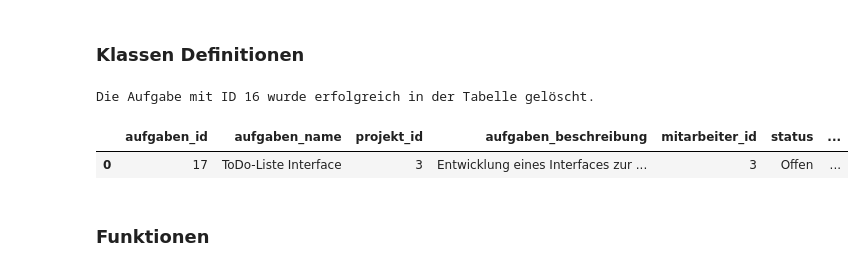
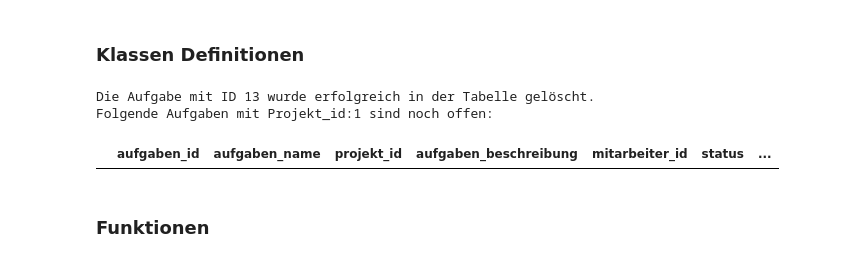
Before and after one commit to lisabeller/Praxisprojekt-SQL-Datenbank-todo-Liste, a Jupyter notebook: 202407_Datenbanken_SQL_Abschlussprojekt_LB.ipynb, the cells around one changed output. Saved outputs shown, nothing was run; the diff lists cells and outputs as text; code cells hidden in the pictures.

Commit message:
classen methoden erweitert, delete methoden verbessert

```diff
--- a/202407_Datenbanken_SQL_Abschlussprojekt_LB.ipynb
+++ b/202407_Datenbanken_SQL_Abschlussprojekt_LB.ipynb
@@ -238,10 +283,15 @@ class Team:
                 print(f"Fehler beim Löschen aus der Datenbank: {e}")
 # %%
 class Aufgaben:
-    def __init__(self, aufgaben_id, aufgaben_name,
-                 aufgaben_beschreibung,
-                 projekt_id, mitarbeiter_id, status,
-                 erstellungsdatum, faelligkeit):
+    # Standartwert None um Argumentenübergabe bei Aufruf zu verkürzen
+    def __init__(self, aufgaben_id,
+                 aufgaben_name = None,
+                 aufgaben_beschreibung = None,
+                 projekt_id = None,
+                 mitarbeiter_id = None,
+                 status = None,
+                 erstellungsdatum = None,
+                 faelligkeit = None):
         self.aufgaben_id = aufgaben_id
         self.aufgaben_name = aufgaben_name
         self.aufgaben_beschreibung = aufgaben_beschreibung
@@ -332,17 +382,19 @@ class Aufgaben:
             if self.projekt_id is not None:
                 query = con.execute(text('SELECT * FROM aufgaben WHERE projekt_id = :projekt_id'), {'projekt_id': self.projekt_id})
                 df = pd.DataFrame(query.fetchall(), columns=query.keys())
+                print(f"Folgende Aufgaben mit Projekt_id: {self.projekt_id} sind noch offen")
                 display(df)
             else:
                 print(f"Fehler beim Löschen der Aufgabe: {self.aufgaben_id}")
 # %%
-# Erstellen einer Instanz mit der aufgaben_id 6
-aufgabe = Aufgaben(16, None, None, None, None, None, None, None)
+# Erstellen einer Instanz
+aufgabe = Aufgaben(13)
+# Methode ausführen
 aufgabe.delete()
 # %% [output]
-Die Aufgabe mit ID 16 wurde erfolgreich in der Tabelle gelöscht.
+Die Aufgabe mit ID 13 wurde erfolgreich in der Tabelle gelöscht.
+Folgende Aufgaben mit Projekt_id:1 sind noch offen:
 |  | aufgaben_id | aufgaben_name | projekt_id | aufgaben_beschreibung | mitarbeiter_id | status | ... |
-| 0 | 17 | ToDo-Liste Interface | 3 | Entwicklung eines Interfaces zur ... | 3 | Offen | ... |
 # %% [markdown]
 ### Funktionen
 # %%
```
Also changed, not shown: parts of 2 cells of this notebook.
